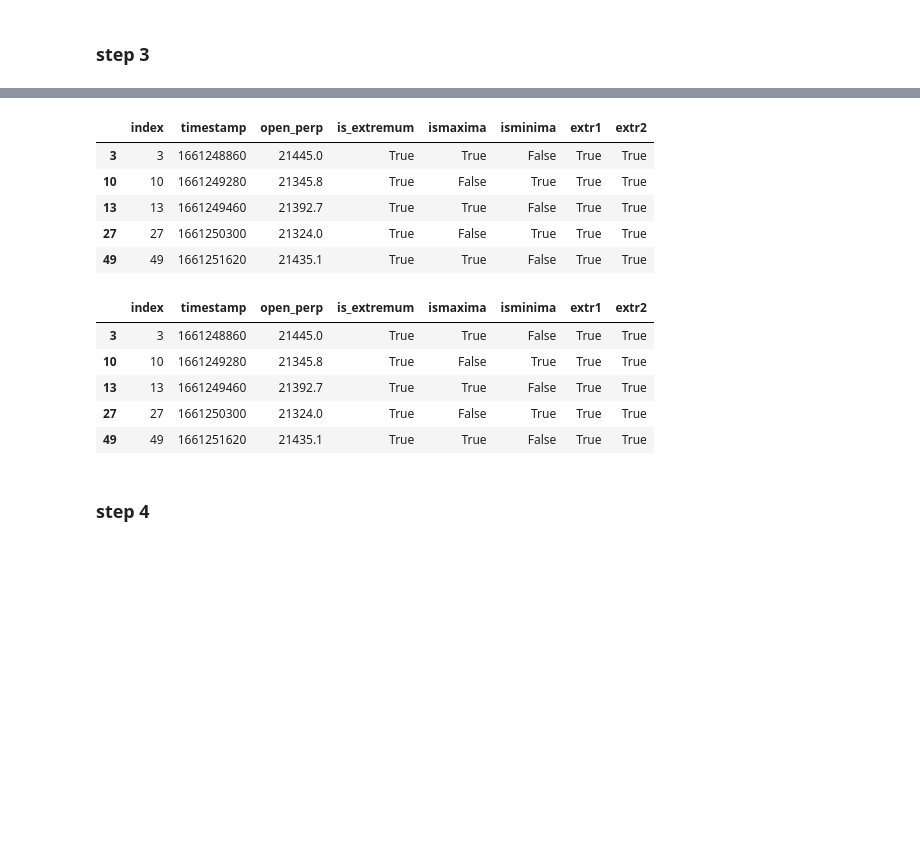
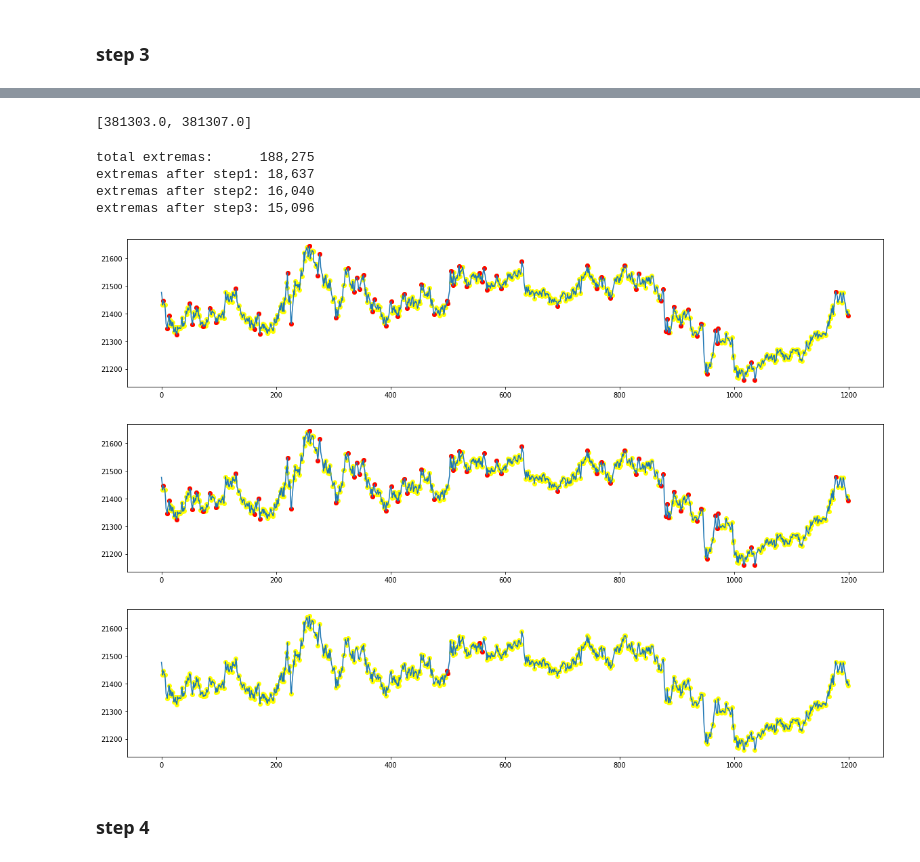
Before and after one commit to NikitaKrotenko/Diploma, a Jupyter notebook: razmetka - Copy.ipynb, the cells around one changed output, grey strips where cells are left out. Cells and saved outputs as stored; diff of their text form; code cells hidden in the pictures; blank space fills up the shorter version.

```diff
--- a/razmetka - Copy.ipynb
+++ b/razmetka - Copy.ipynb
@@ -423,0 +428,33 @@ plot_selected_extremums(df_razmetka, 'extr2', 1000)
+# %%
+def price(idx):
+    return df_razmetka.loc[idx, 'open_perp']
+
+def step3(df_raw, extr_col, new_extr_col):
+    df = df_raw.copy()
+    df[new_extr_col] = df[extr_col]
+    left_index = 0
+    while True:
+        extremas_todrop = []
+        for contract0, contract1, contract2, contract3 in zip(
+                                df.loc[df[new_extr_col], 'index'].loc[left_index:].iloc[:-3],
+                                df.loc[df[new_extr_col], 'index'].loc[left_index:].shift(-1).iloc[:-3],
+                                df.loc[df[new_extr_col], 'index'].loc[left_index:].shift(-2).iloc[:-3],
+                                df.loc[df[new_extr_col], 'index'].loc[left_index:].shift(-3).iloc[:-3]):
+
+            balance1 = get_balance(1,
+                        price(contract0),
+                        price(contract3))
+            balance3 = get_balance_3contracts(1,
+                        price(contract0),
+                        price(contract1),
+                        price(contract2),
+                        price(contract3))
+            if (balance1*min_prof_3contracts >= balance3):
+                clear_output(wait=True)
+                print([contract1, contract2])
+                extremas_todrop += [contract1, contract2]
+                df.loc[[contract1, contract2], new_extr_col] = False
+                left_index = contract3
+                break
+        if(len(extremas_todrop) == 0):
+            return df
@@ -424,9 +470,4 @@ plot_selected_extremums(df_razmetka, 'extr2', 1000)
 # %%
-df_razmetka.loc[df_razmetka['extr2']].head()
+df_razmetka = step3(df_razmetka, 'extr2', 'extr3')
 # %% [output]
-|  | index | timestamp | open_perp | is_extremum | ismaxima | isminima | extr1 | extr2 |
-| 3 | 3 | 1661248860 | 21445.0 | True | True | False | True | True |
-| 10 | 10 | 1661249280 | 21345.8 | True | False | True | True | True |
-| 13 | 13 | 1661249460 | 21392.7 | True | True | False | True | True |
-| 27 | 27 | 1661250300 | 21324.0 | True | False | True | True | True |
-| 49 | 49 | 1661251620 | 21435.1 | True | True | False | True | True |
+[381303.0, 381307.0]
@@ -458,12 +474,24 @@ for contract0, contract1, contract2, contract3 in zip(
-# %%
-df_razmetka.loc[df_razmetka['extr2']].head()
-# %% [output]
-|  | index | timestamp | open_perp | is_extremum | ismaxima | isminima | extr1 | extr2 |
-| 3 | 3 | 1661248860 | 21445.0 | True | True | False | True | True |
-| 10 | 10 | 1661249280 | 21345.8 | True | False | True | True | True |
-| 13 | 13 | 1661249460 | 21392.7 | True | True | False | True | True |
-| 27 | 27 | 1661250300 | 21324.0 | True | False | True | True | True |
-| 49 | 49 | 1661251620 | 21435.1 | True | True | False | True | True |
+# %%
+print(f"total extremas: {df_razmetka['is_extrema'].sum():>12,}")
+print(f"extremas after step1: {df_razmetka['extr1'].sum():,}")
+print(f"extremas after step2: {df_razmetka['extr2'].sum():,}")
+print(f"extremas after step3: {df_razmetka['extr3'].sum():,}")
+# %% [output]
+total extremas:      188,275
+extremas after step1: 18,637
+extremas after step2: 16,040
+extremas after step3: 15,096
+# %%
+plot_selected_extremas(df_razmetka, 'extr2', 1200, figsize=(20,4))
+plot_selected_extremas(df_razmetka, 'extr3', 1200, figsize=(20,4))
+
+df_razmetka['temp'] = ~df_razmetka['extr3'] & df_razmetka['extr2']
+plot_selected_extremas(df_razmetka, 'temp', 1200, figsize=(20,4))
+df_razmetka.drop(columns='temp', inplace=True)
+# %% [output]
+[figure, added]
+[figure, added]
+[figure, added]
 # %% [markdown]
 ### step 4
 # %%
```
Also changed, not shown: parts of 45 cells of this notebook.
